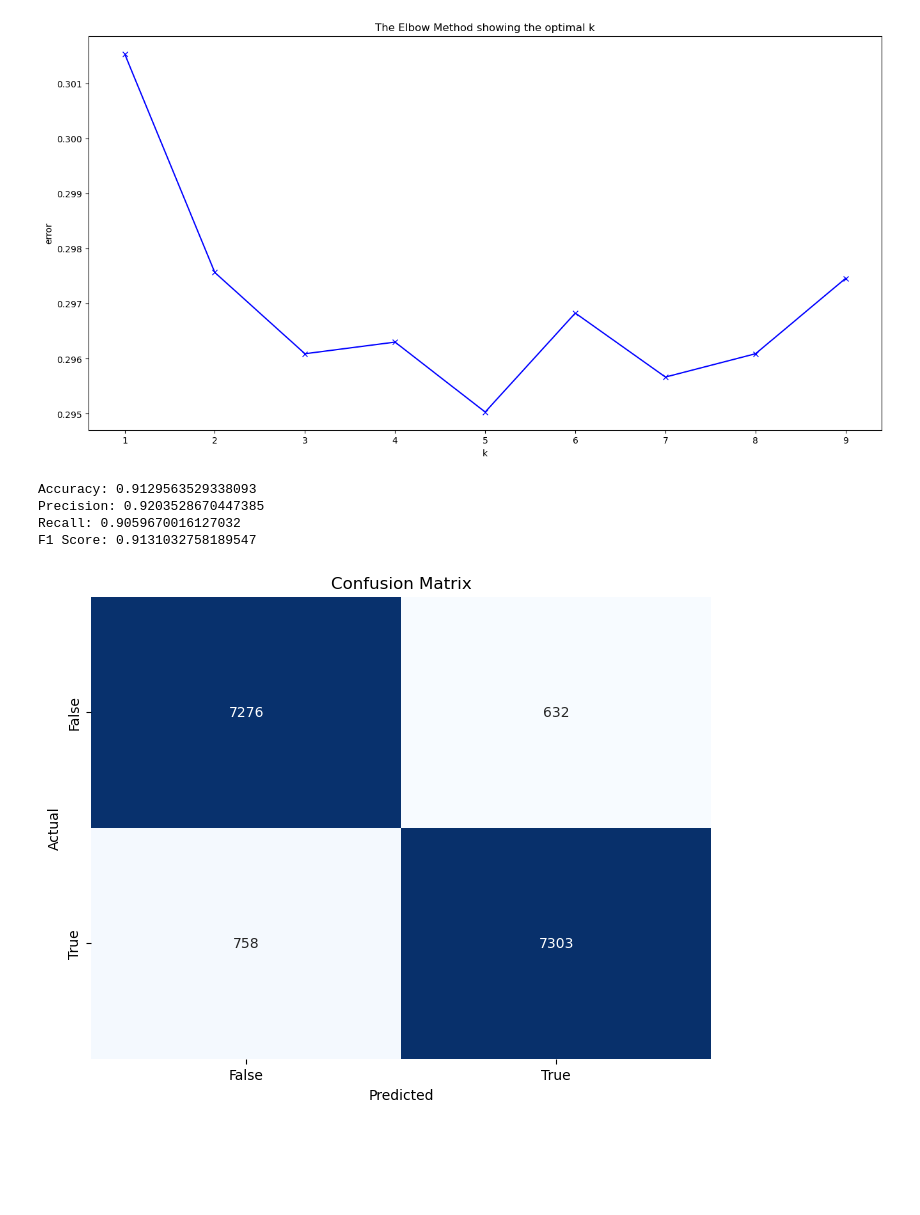
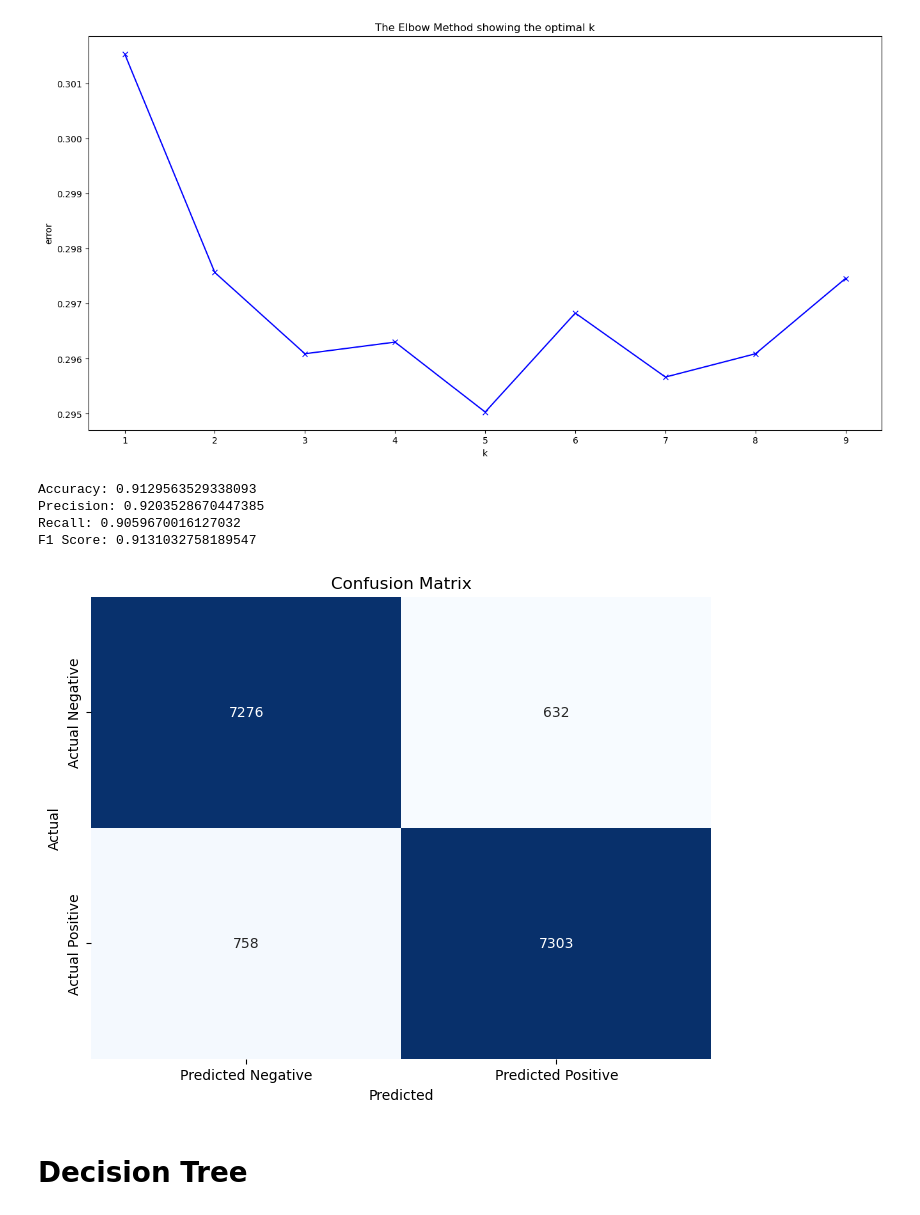
Before and after one commit to nilanjansonai/Classification, a Jupyter notebook: Classification.ipynb, the cells around one changed output. Cells and saved outputs as stored; diff of their text form; code cells hidden in the pictures; blank space fills up the shorter version.

```diff
--- a/Classification.ipynb
+++ b/Classification.ipynb
@@ -413,0 +433,33 @@ sns.countplot(x=df['y'])
+# %%
+from sklearn.neighbors import KNeighborsClassifier
+from sklearn.metrics import accuracy_score, precision_score, recall_score, f1_score, confusion_matrix
+# Create the KNN Classifier
+knn = KNeighborsClassifier(n_neighbors=5)  # You can adjust the number of neighbors (k) as needed
+
+# Train the classifier
+knn.fit(X1train, y1train)
+
+# Make predictions on the test set
+y_pred = knn.predict(X1test)
+
+# Calculate the evaluation metrics
+accuracy = accuracy_score(y1test, y_pred)
+precision = precision_score(y1test, y_pred)
+recall = recall_score(y1test, y_pred)
+f1 = f1_score(y1test, y_pred)
+
+print("Accuracy:", accuracy)
+print("Precision:", precision)
+print("Recall:", recall)
+print("F1 Score:", f1)
+
+# Plot the confusion matrix
+cm = confusion_matrix(y1test, y_pred)
+plt.figure(figsize=(8, 6))
+sns.heatmap(cm, annot=True, fmt="d", cmap="Blues", cbar=False,
+            xticklabels=["Predicted Negative", "Predicted Positive"],
+            yticklabels=["Actual Negative", "Actual Positive"])
+plt.xlabel("Predicted")
+plt.ylabel("Actual")
+plt.title("Confusion Matrix")
+plt.show()
@@ -487,39 +611,42 @@ plt.show()
 [figure]
 # %%
 from sklearn.neighbors import KNeighborsClassifier
-from sklearn.metrics import accuracy_score, precision_score, recall_score, f1_score, confusion_matrix
 
 # Create the KNN Classifier
 knn = KNeighborsClassifier(n_neighbors=5)  # You can adjust the number of neighbors (k) as needed
 
 # Train the classifier
 knn.fit(X_train, y_train)
 
 # Make predictions on the test set
 y_pred = knn.predict(X_test)
 
 # Calculate the evaluation metrics
 accuracy = accuracy_score(y_test, y_pred)
 precision = precision_score(y_test, y_pred)
 recall = recall_score(y_test, y_pred)
 f1 = f1_score(y_test, y_pred)
 
 print("Accuracy:", accuracy)
 print("Precision:", precision)
 print("Recall:", recall)
 print("F1 Score:", f1)
 
 # Plot the confusion matrix
 cm = confusion_matrix(y_test, y_pred)
 plt.figure(figsize=(8, 6))
-sns.heatmap(cm, annot=True, fmt='d', cmap='Blues', cbar=False, xticklabels=['False', 'True'], yticklabels=['False', 'True'])
-plt.xlabel('Predicted')
-plt.ylabel('Actual')
-plt.title('Confusion Matrix')
+sns.heatmap(cm, annot=True, fmt="d", cmap="Blues", cbar=False,
+            xticklabels=["Predicted Negative", "Predicted Positive"],
+            yticklabels=["Actual Negative", "Actual Positive"])
+plt.xlabel("Predicted")
+plt.ylabel("Actual")
+plt.title("Confusion Matrix")
 plt.show()
 # %% [output]
 Accuracy: 0.9129563529338093
 Precision: 0.9203528670447385
 Recall: 0.9059670016127032
 F1 Score: 0.9131032758189547
-[figure, old version]
+[figure, new version]
+# %% [markdown]
+# Decision Tree
```
Also changed, not shown: parts of 42 cells of this notebook.
